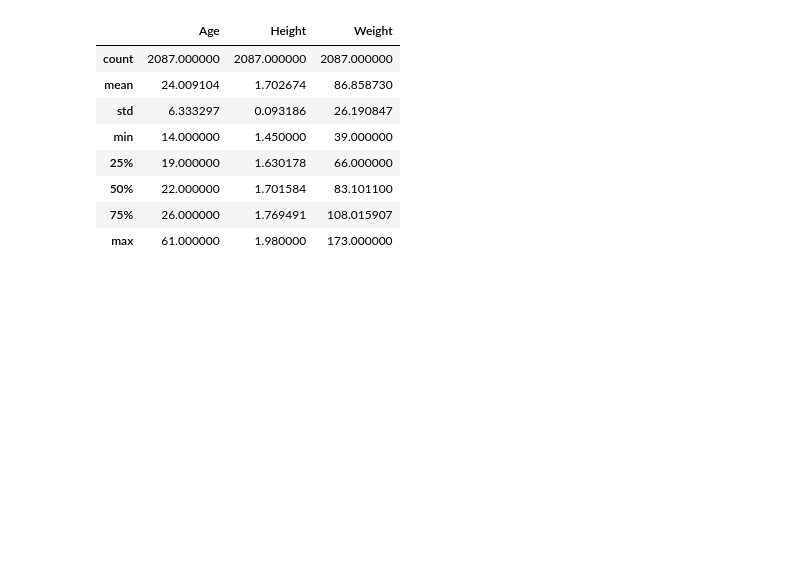
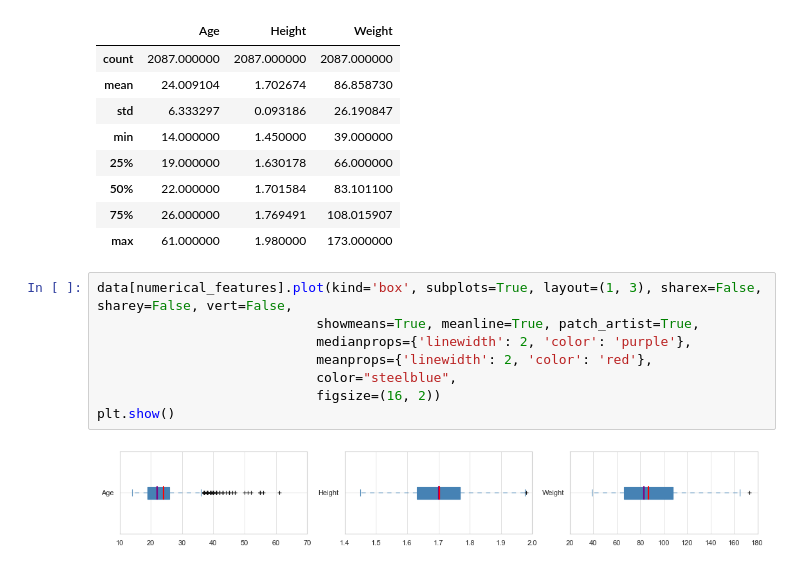
Before and after one commit to ivanica9598/ML_Classification, a Jupyter notebook: Projekat1.ipynb, the cells around one changed output. Cells and saved outputs as stored; diff of their text form; blank space fills up the shorter version.

```diff
--- a/Projekat1.ipynb
+++ b/Projekat1.ipynb
@@ -137,4 +142,14 @@ data[numerical_features].describe()
 | 50% | 22.000000 | 1.701584 | 83.101100 |
 | 75% | 26.000000 | 1.769491 | 108.015907 |
 | max | 61.000000 | 1.980000 | 173.000000 |
+# %%
+data[numerical_features].plot(kind='box', subplots=True, layout=(1, 3), sharex=False, sharey=False, vert=False,
+                            showmeans=True, meanline=True, patch_artist=True,
+                            medianprops={'linewidth': 2, 'color': 'purple'},
+                            meanprops={'linewidth': 2, 'color': 'red'},
+                            color="steelblue",
+                            figsize=(16, 2))
+plt.show()
+# %% [output]
+[figure, added]
 # %%
```
Also changed, not shown: parts of 53 cells of this notebook, 1 other file.
